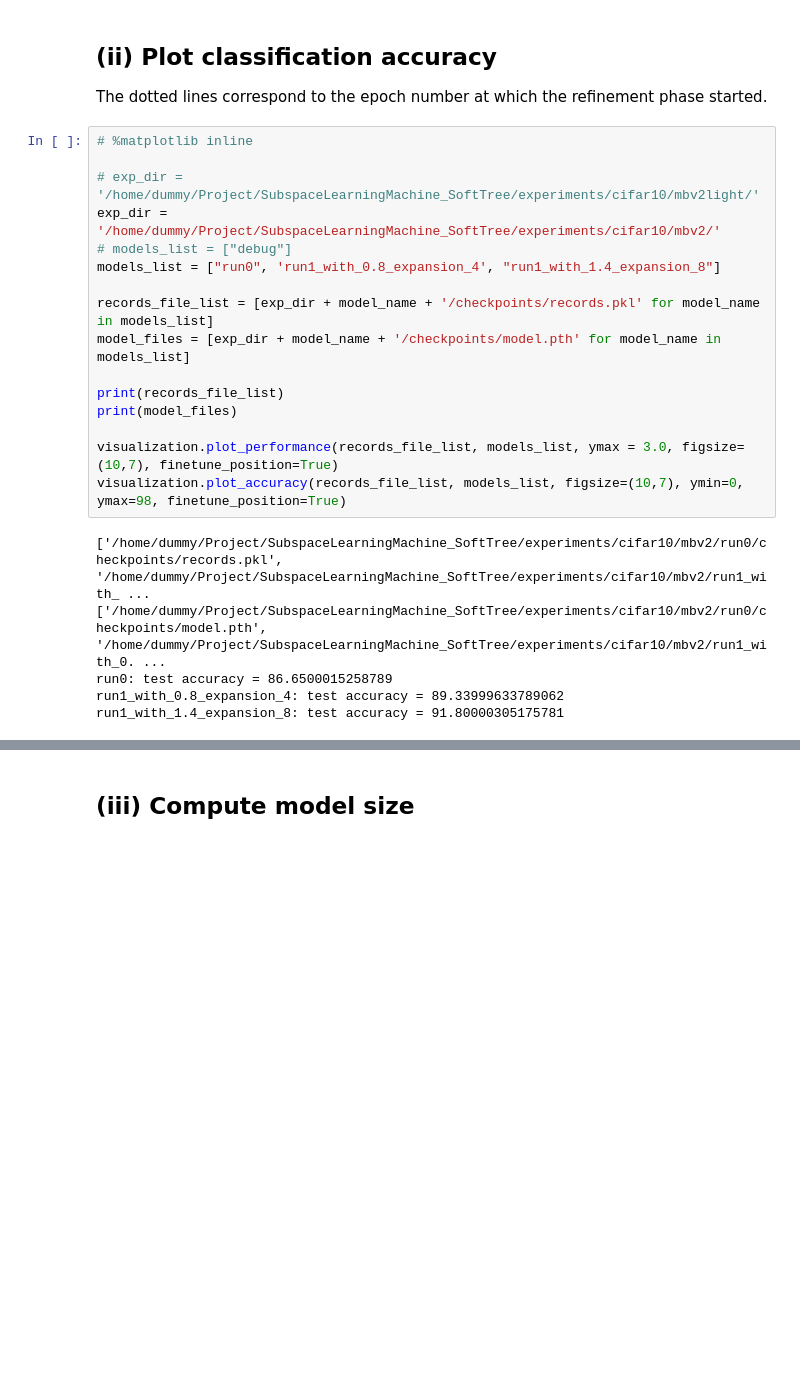
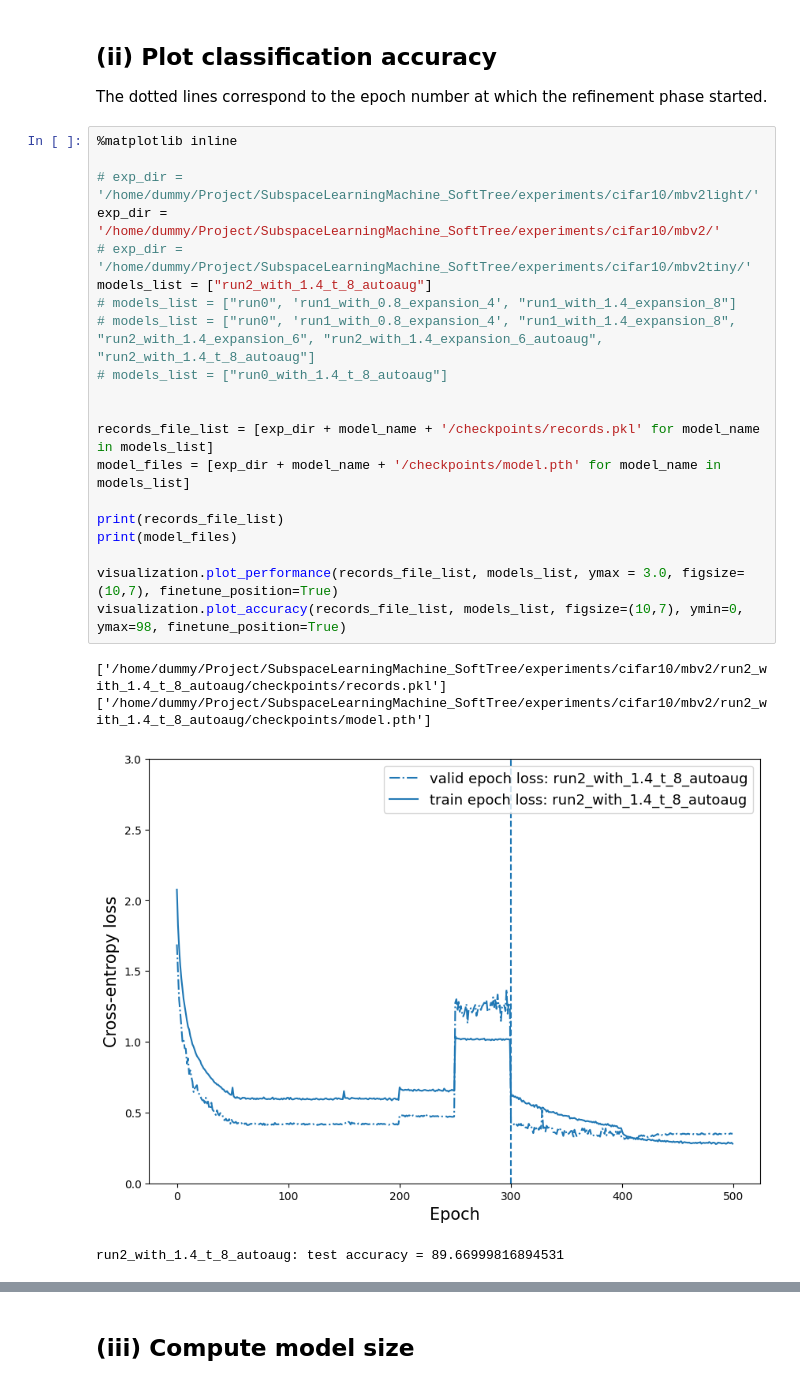
Before and after one commit to ChuniHiro/SubspaceLearningMachine_SoftTree, a Jupyter notebook: examples/evaluation_cifar10.ipynb, the cells around one changed output, grey strips where cells are left out. Drawn from its saved outputs; the diff is of its cells as text; blank space fills up the shorter version.

```diff
--- a/examples/evaluation_cifar10.ipynb
+++ b/examples/evaluation_cifar10.ipynb
@@ -12,24 +12,27 @@ import visualization
 ## (ii) Plot classification accuracy
 The dotted lines correspond to the epoch number at which the refinement phase started.
 # %%
-# %matplotlib inline
+%matplotlib inline
 
 # exp_dir = '/home/dummy/Project/SubspaceLearningMachine_SoftTree/experiments/cifar10/mbv2light/'
 exp_dir = '/home/dummy/Project/SubspaceLearningMachine_SoftTree/experiments/cifar10/mbv2/'
-# models_list = ["debug"]
-models_list = ["run0", 'run1_with_0.8_expansion_4', "run1_with_1.4_expansion_8"]
+# exp_dir = '/home/dummy/Project/SubspaceLearningMachine_SoftTree/experiments/cifar10/mbv2tiny/'
+models_list = ["run2_with_1.4_t_8_autoaug"]
+# models_list = ["run0", 'run1_with_0.8_expansion_4', "run1_with_1.4_expansion_8"]
+# models_list = ["run0", 'run1_with_0.8_expansion_4', "run1_with_1.4_expansion_8", "run2_with_1.4_expansion_6", "run2_with_1.4_expansion_6_autoaug", "run2_with_1.4_t_8_autoaug"]
+# models_list = ["run0_with_1.4_t_8_autoaug"]
+
 
 records_file_list = [exp_dir + model_name + '/checkpoints/records.pkl' for model_name in models_list]
 model_files = [exp_dir + model_name + '/checkpoints/model.pth' for model_name in models_list]
 
 print(records_file_list)
 print(model_files)
 
 visualization.plot_performance(records_file_list, models_list, ymax = 3.0, figsize=(10,7), finetune_position=True)
 visualization.plot_accuracy(records_file_list, models_list, figsize=(10,7), ymin=0, ymax=98, finetune_position=True)
 # %% [output]
-['/home/dummy/Project/SubspaceLearningMachine_SoftTree/experiments/cifar10/mbv2/run0/checkpoints/records.pkl', '/home/dummy/Project/SubspaceLearningMachine_SoftTree/experiments/cifar10/mbv2/run1_with_ ...
-['/home/dummy/Project/SubspaceLearningMachine_SoftTree/experiments/cifar10/mbv2/run0/checkpoints/model.pth', '/home/dummy/Project/SubspaceLearningMachine_SoftTree/experiments/cifar10/mbv2/run1_with_0. ...
-run0: test accuracy = 86.6500015258789
-run1_with_0.8_expansion_4: test accuracy = 89.33999633789062
-run1_with_1.4_expansion_8: test accuracy = 91.80000305175781
+['/home/dummy/Project/SubspaceLearningMachine_SoftTree/experiments/cifar10/mbv2/run2_with_1.4_t_8_autoaug/checkpoints/records.pkl']
+['/home/dummy/Project/SubspaceLearningMachine_SoftTree/experiments/cifar10/mbv2/run2_with_1.4_t_8_autoaug/checkpoints/model.pth']
+[figure, added]
+run2_with_1.4_t_8_autoaug: test accuracy = 89.66999816894531
```
Also changed, not shown: parts of 3 cells of this notebook, 3 other files.
